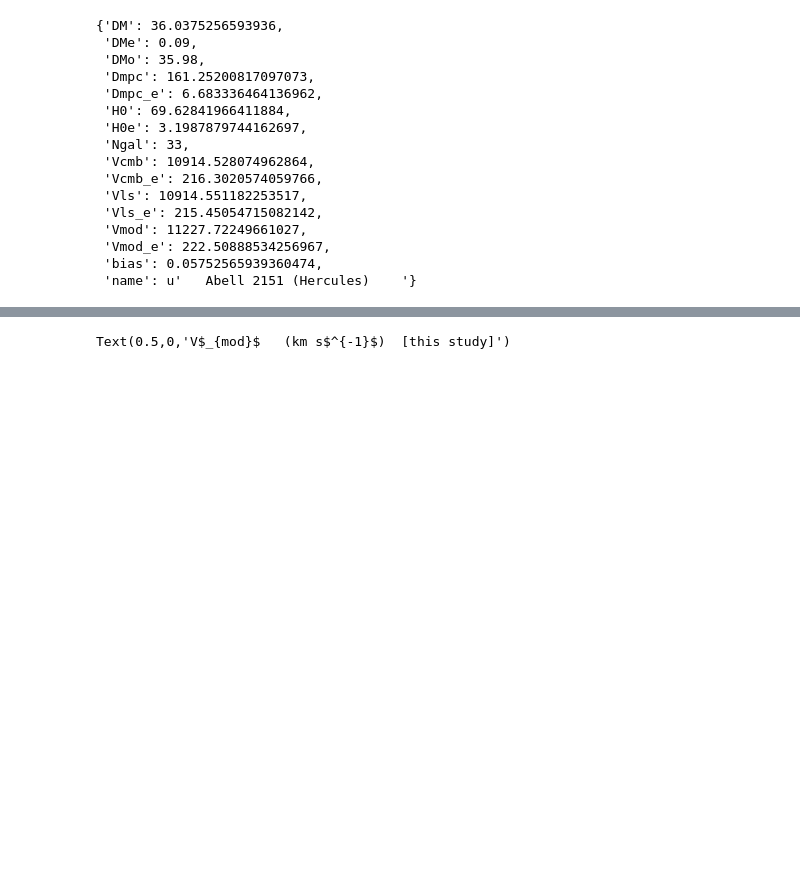
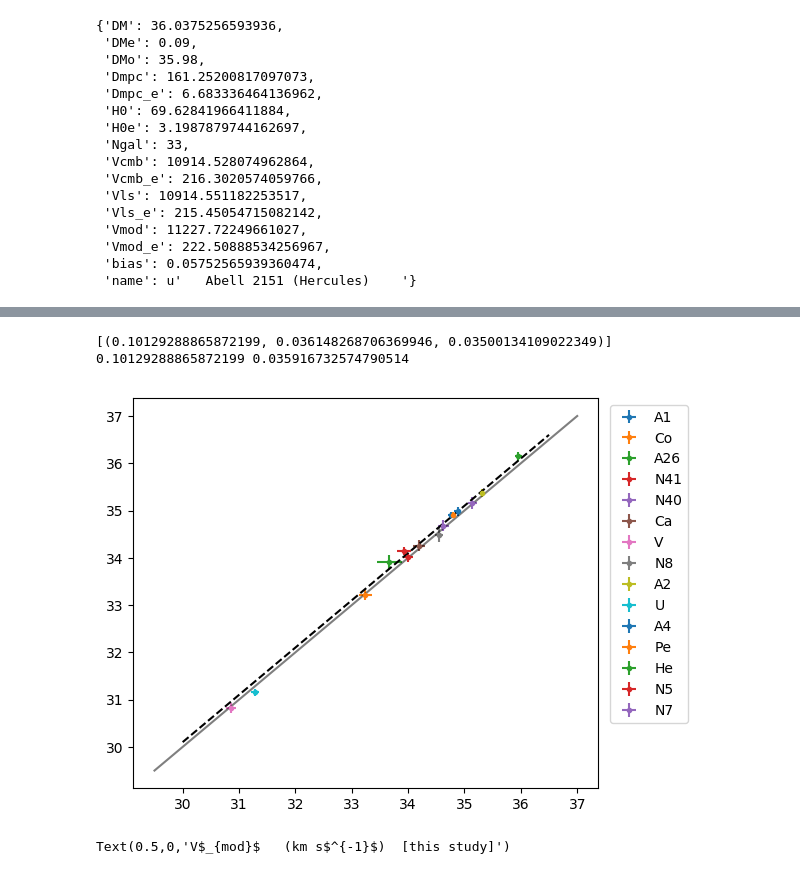
Before and after one commit to ekourkchi/TFcalibrators, a Jupyter notebook: TF_apply_cluster_bias.ipynb, the cells around one changed output, grey strips where cells are left out. Cells and saved outputs as stored; diff of their text form; code cells hidden in the pictures; blank space fills up the shorter version.

Commit message:
small adjustments

```diff
--- a/TF_apply_cluster_bias.ipynb
+++ b/TF_apply_cluster_bias.ipynb
@@ -1257,3 +1499,55 @@ plt.subplots_adjust(hspace=0.07, wspace=0.3)
+# %%
+fig = py.figure(figsize=(5,5), dpi=100)
+fig.subplots_adjust(wspace=0, top=0.9, bottom=0.12, left=0.05, right=0.98)
+ax = fig.add_subplot(111)
+
+band1 = 'i'
+param1 = 'a'
+
+band2 = 'w2'
+param2 = 'a'
+
+Dm1lst = []
+Dm2lst = []
+Dm1lste = []
+Dm2lste = []
+for code in grandClustersTable:
+    myCluster = grandClustersTable[code]
+    if band1 in myCluster and band2 in myCluster:
+        Vmod = myCluster[band1][param1]['Vmod']
+        D1  = myCluster[band1][param1]['Dmpc']
+        D1e = myCluster[band1][param1]['Dmpc_e']
+        DM1  = myCluster[band1][param1]['DM']
+        DM1e = myCluster[band1][param1]['DMe']
+
+        D2  = myCluster[band2][param2]['Dmpc']
+        D2e = myCluster[band2][param2]['Dmpc_e']
+        DM2  = myCluster[band2][param2]['DM']
+        DM2e = myCluster[band2][param2]['DMe']
+
+        ax.errorbar(DM1, DM2, xerr=DM1e, yerr=DM2e, fmt='.', label=code)
+        if Vmod>4000:
+            Dm1lst.append(DM1)
+            Dm2lst.append(DM2)
+            Dm1lste.append(DM1e)
+            Dm2lste.append(DM2e)
+
+ax.legend(loc=2, bbox_to_anchor=(1.01, 1.001))
+
+ax.plot([29.5,37], [29.5,37], 'k-', alpha=0.5)
+
+Dm1lst = np.asarray(Dm1lst)
+Dm2lst = np.asarray(Dm2lst)
+Dm1lste = np.asarray(Dm1lste)
+Dm2lste = np.asarray(Dm2lste)
+
+b, s =  linMCSlope1(Dm1lst, Dm2lst, Dm1lste, Dm2lste, nwalkers=100, nsteps=1000, ignore=100)
+ax.plot([30,36.5], [30+b[0][0],36.5+b[0][0]], 'k--')
+
+print b, np.median(s), np.std(s)
+# %% [output]
+[(0.10129288865872199, 0.036148268706369946, 0.03500134109022349)] 0.10129288865872199 0.035916732574790514
+[figure, added]
 # %%
 Neil_Vmod = {}
 
```
Also changed, not shown: parts of 11 cells of this notebook, 8 other files.
